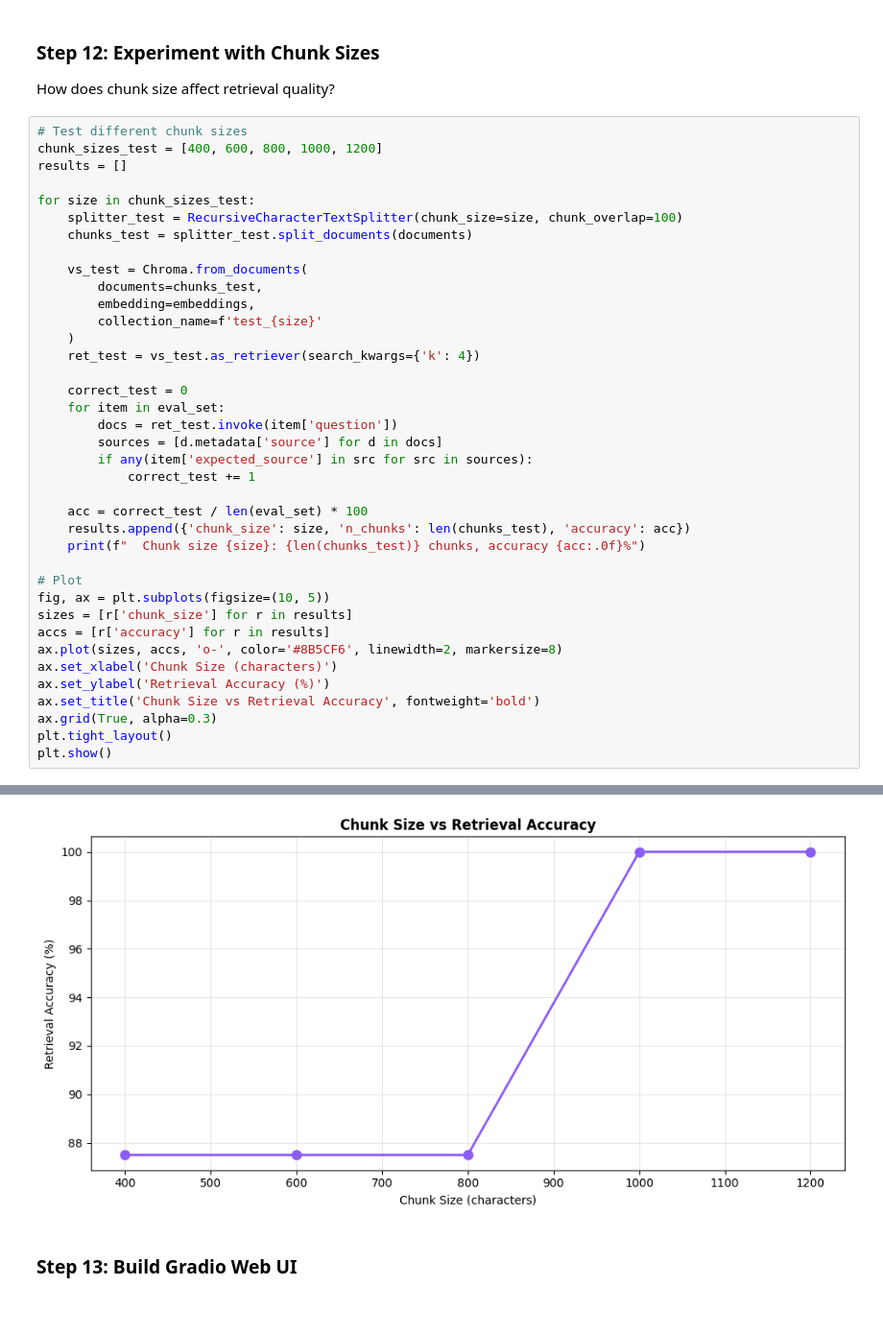
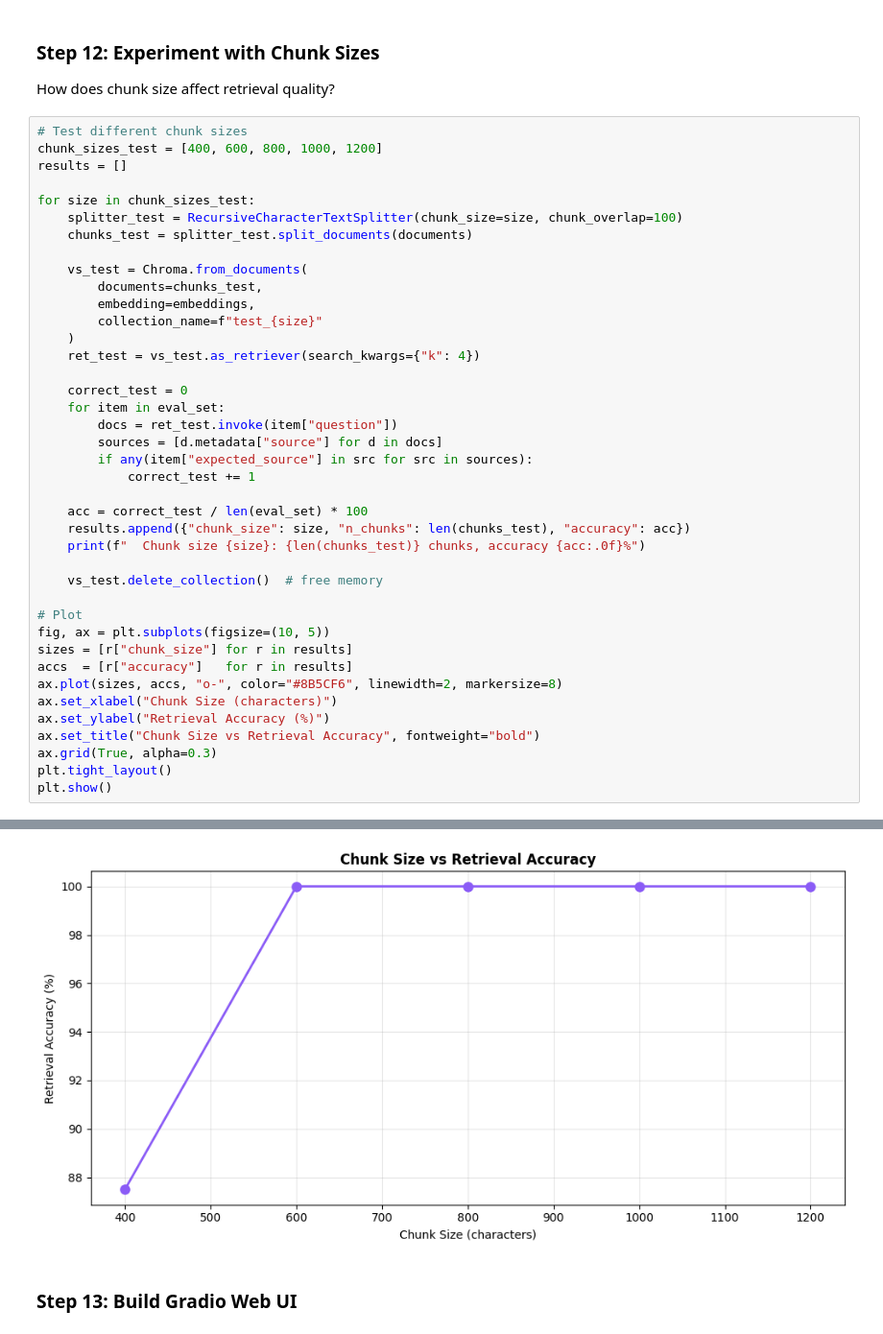
Before and after one commit to GamithaManawadu/RAG-ML-Chatbot, a Jupyter notebook: rag-chatbot.ipynb, the cells around one changed output, grey strips where cells are left out. Shown: that part at 96% size. Saved outputs shown, nothing was run; the diff lists cells and outputs as text.

Commit message:
fixed and temp file delete issue in chunk size experiment

```diff
--- a/rag-chatbot.ipynb
+++ b/rag-chatbot.ipynb
@@ -733,29 +733,31 @@ for size in chunk_sizes_test:
     vs_test = Chroma.from_documents(
         documents=chunks_test,
         embedding=embeddings,
-        collection_name=f'test_{size}'
+        collection_name=f"test_{size}"
     )
-    ret_test = vs_test.as_retriever(search_kwargs={'k': 4})
+    ret_test = vs_test.as_retriever(search_kwargs={"k": 4})
 
     correct_test = 0
     for item in eval_set:
-        docs = ret_test.invoke(item['question'])
-        sources = [d.metadata['source'] for d in docs]
-        if any(item['expected_source'] in src for src in sources):
+        docs = ret_test.invoke(item["question"])
+        sources = [d.metadata["source"] for d in docs]
+        if any(item["expected_source"] in src for src in sources):
             correct_test += 1
 
     acc = correct_test / len(eval_set) * 100
-    results.append({'chunk_size': size, 'n_chunks': len(chunks_test), 'accuracy': acc})
+    results.append({"chunk_size": size, "n_chunks": len(chunks_test), "accuracy": acc})
     print(f"  Chunk size {size}: {len(chunks_test)} chunks, accuracy {acc:.0f}%")
+
+    vs_test.delete_collection()  # free memory
 
 # Plot
 fig, ax = plt.subplots(figsize=(10, 5))
-sizes = [r['chunk_size'] for r in results]
-accs = [r['accuracy'] for r in results]
-ax.plot(sizes, accs, 'o-', color='#8B5CF6', linewidth=2, markersize=8)
-ax.set_xlabel('Chunk Size (characters)')
-ax.set_ylabel('Retrieval Accuracy (%)')
-ax.set_title('Chunk Size vs Retrieval Accuracy', fontweight='bold')
+sizes = [r["chunk_size"] for r in results]
+accs  = [r["accuracy"]   for r in results]
+ax.plot(sizes, accs, "o-", color="#8B5CF6", linewidth=2, markersize=8)
+ax.set_xlabel("Chunk Size (characters)")
+ax.set_ylabel("Retrieval Accuracy (%)")
+ax.set_title("Chunk Size vs Retrieval Accuracy", fontweight="bold")
 ax.grid(True, alpha=0.3)
 plt.tight_layout()
 plt.show()
@@ -766,6 +768,6 @@ plt.show()
   Chunk size 1000: 192 chunks, accuracy 100%
   Chunk size 1200: 159 chunks, accuracy 100%
-[figure, old version]
+[figure, new version]
 # %% [markdown]
 ### Step 13: Build Gradio Web UI
 # %%
```
Also changed, not shown: parts of 1 cell of this notebook.
